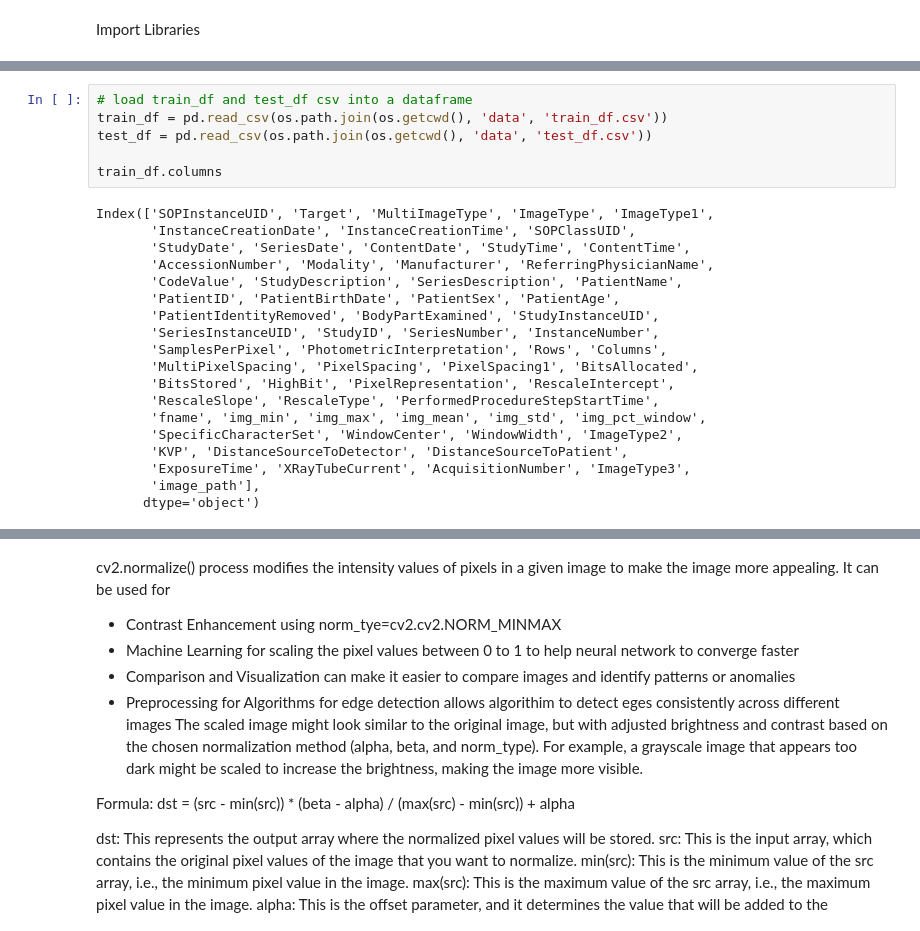
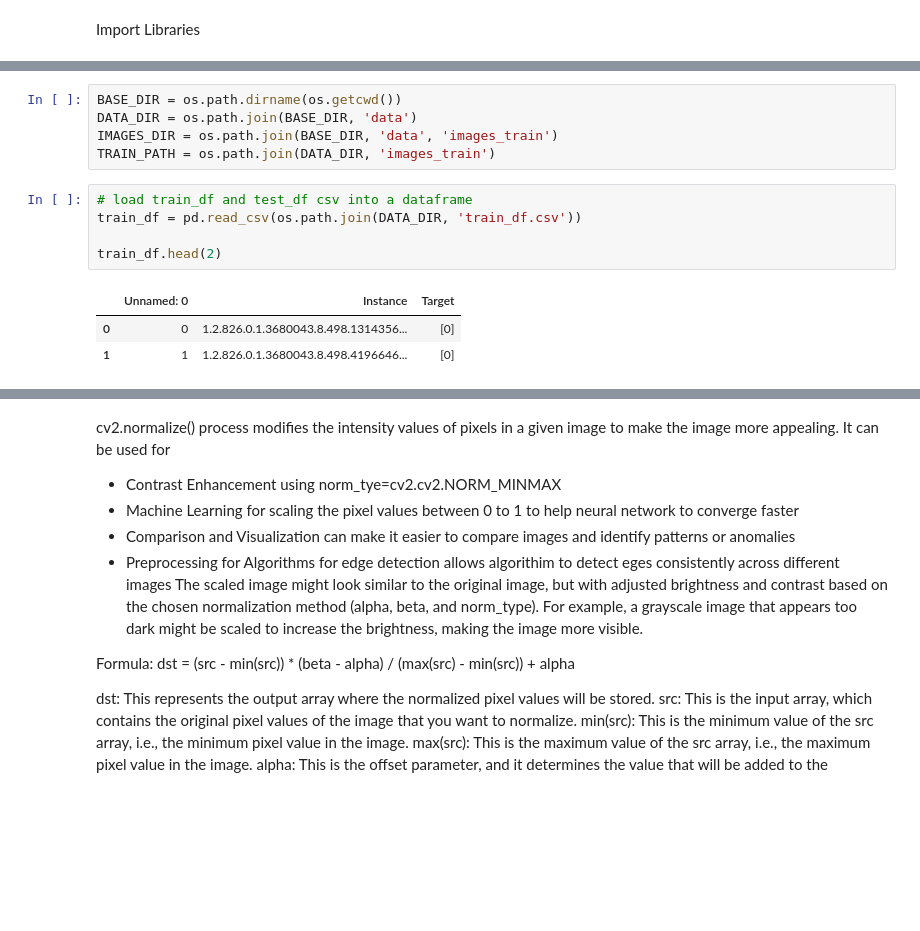
Before and after one commit to Kachroo-cheena/xray_bodypart_classificatiom, a Jupyter notebook: scripts/2. EDA.ipynb, the cells around one changed output, grey strips where cells are left out. Drawn from its saved outputs; the diff is of its cells as text; blank space fills up the shorter version.

```diff
--- a/scripts/2. EDA.ipynb
+++ b/scripts/2. EDA.ipynb
@@ -31,26 +31,15 @@ If you need help, create an issue at https://github.com/intel/intel-extension-fo
 If you need help, create an issue at https://github.com/intel/intel-extension-for-tensorflow/issues
+# %%
+BASE_DIR = os.path.dirname(os.getcwd())
+DATA_DIR = os.path.join(BASE_DIR, 'data')
+IMAGES_DIR = os.path.join(BASE_DIR, 'data', 'images_train')
+TRAIN_PATH = os.path.join(DATA_DIR, 'images_train')
 # %%
 # load train_df and test_df csv into a dataframe
-train_df = pd.read_csv(os.path.join(os.getcwd(), 'data', 'train_df.csv'))
-test_df = pd.read_csv(os.path.join(os.getcwd(), 'data', 'test_df.csv'))
+train_df = pd.read_csv(os.path.join(DATA_DIR, 'train_df.csv'))
 
-train_df.columns
+train_df.head(2)
 # %% [output]
-Index(['SOPInstanceUID', 'Target', 'MultiImageType', 'ImageType', 'ImageType1',
-       'InstanceCreationDate', 'InstanceCreationTime', 'SOPClassUID',
-       'StudyDate', 'SeriesDate', 'ContentDate', 'StudyTime', 'ContentTime',
-       'AccessionNumber', 'Modality', 'Manufacturer', 'ReferringPhysicianName',
-       'CodeValue', 'StudyDescription', 'SeriesDescription', 'PatientName',
-       'PatientID', 'PatientBirthDate', 'PatientSex', 'PatientAge',
-       'PatientIdentityRemoved', 'BodyPartExamined', 'StudyInstanceUID',
-       'SeriesInstanceUID', 'StudyID', 'SeriesNumber', 'InstanceNumber',
-       'SamplesPerPixel', 'PhotometricInterpretation', 'Rows', 'Columns',
-       'MultiPixelSpacing', 'PixelSpacing', 'PixelSpacing1', 'BitsAllocated',
-       'BitsStored', 'HighBit', 'PixelRepresentation', 'RescaleIntercept',
-       'RescaleSlope', 'RescaleType', 'PerformedProcedureStepStartTime',
-       'fname', 'img_min', 'img_max', 'img_mean', 'img_std', 'img_pct_window',
-       'SpecificCharacterSet', 'WindowCenter', 'WindowWidth', 'ImageType2',
-       'KVP', 'DistanceSourceToDetector', 'DistanceSourceToPatient',
-       'ExposureTime', 'XRayTubeCurrent', 'AcquisitionNumber', 'ImageType3',
-       'image_path'],
-      dtype='object')
+|  | Unnamed: 0 | Instance | Target |
+| 0 | 0 | 1.2.826.0.1.3680043.8.498.1314356... | [0] |
+| 1 | 1 | 1.2.826.0.1.3680043.8.498.4196646... | [0] |
```
Also changed, not shown: parts of 20 cells of this notebook, 5 other files.
